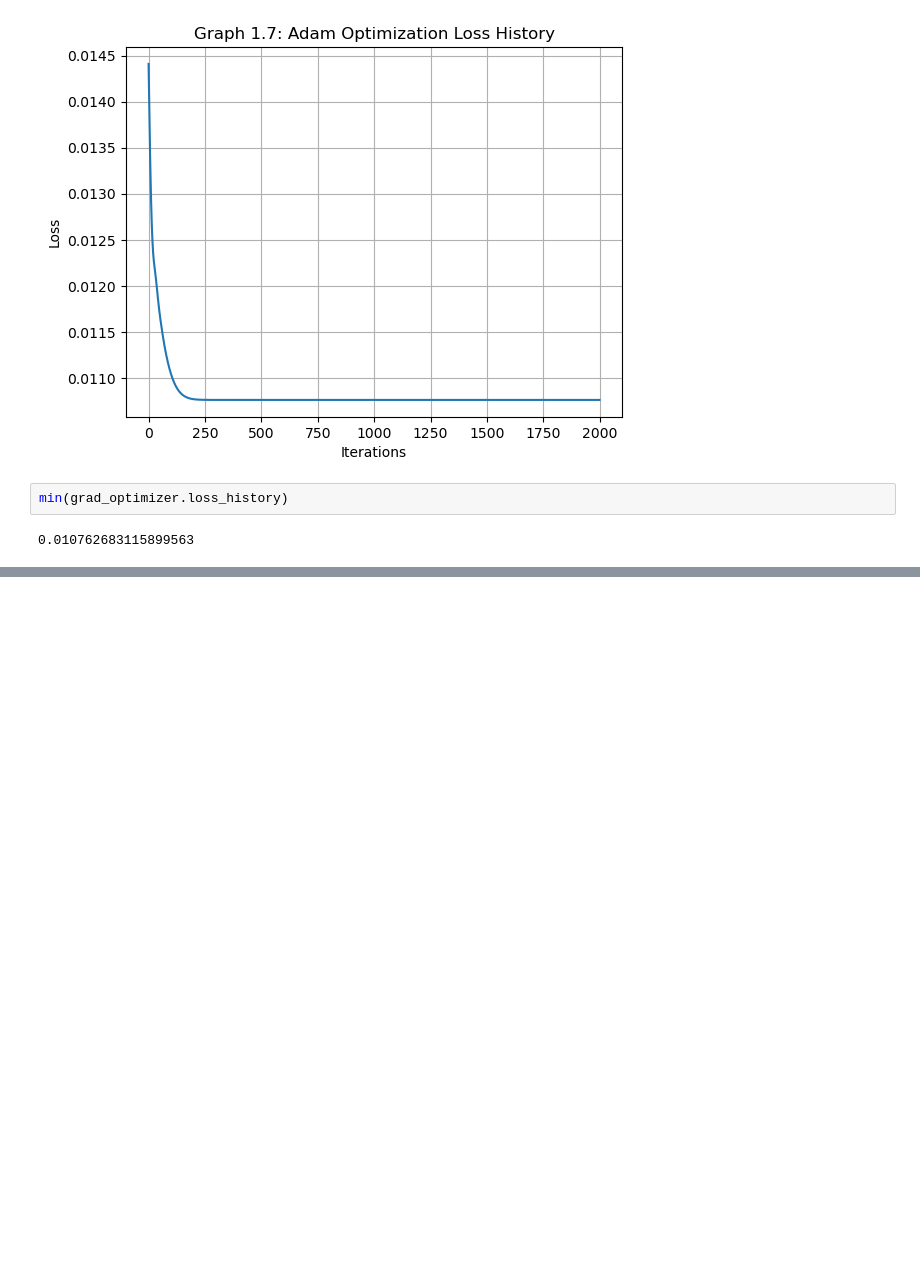
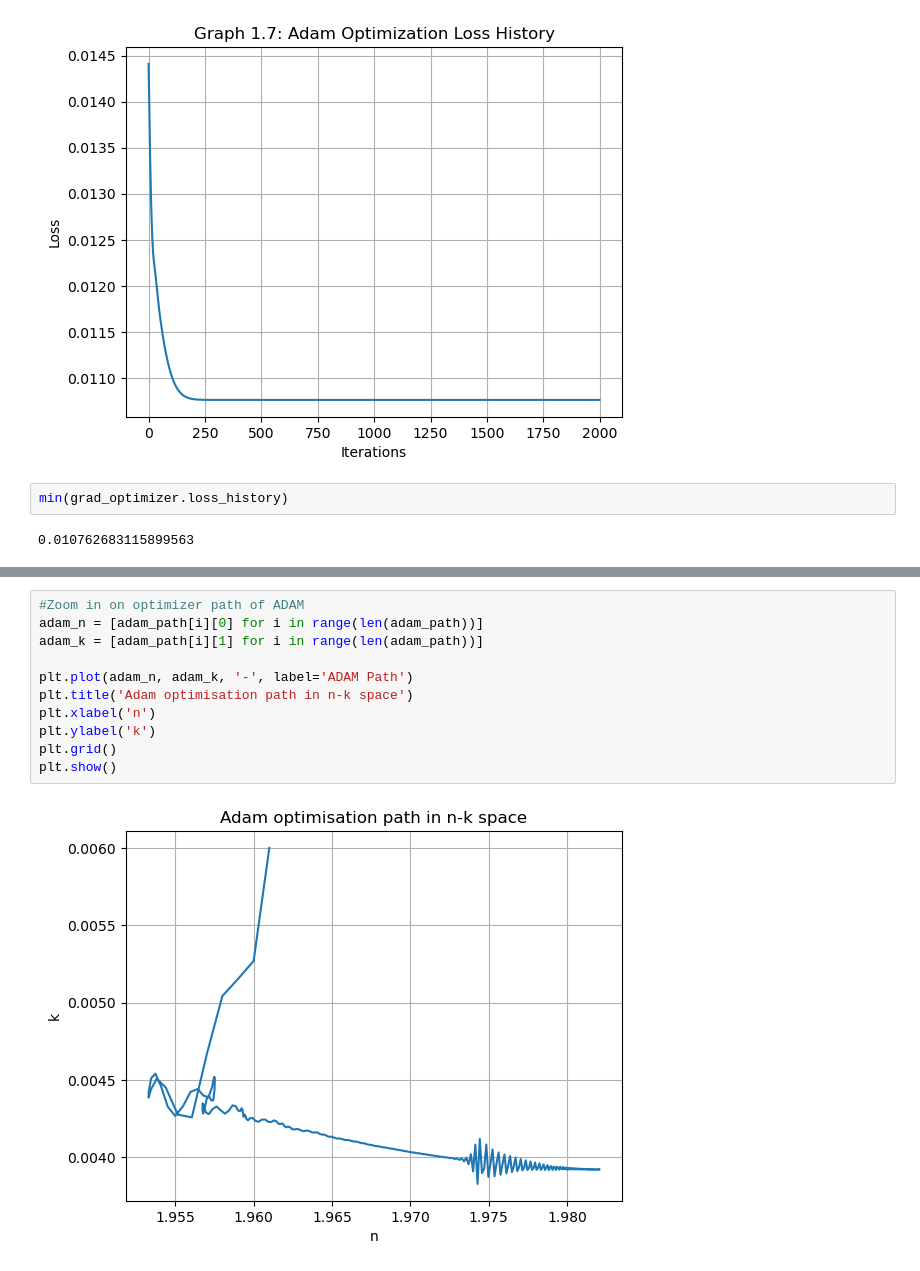
Before and after one commit to Loriginale2000/TerahertzProject, a Jupyter notebook: TheoTHzTDS/THz-TDS/Transfer Matrix Method/Quartz_1mm_06_02_2026.ipynb, the cells around one changed output, grey strips where cells are left out. Drawn from its saved outputs; the diff is of its cells as text; blank space fills up the shorter version.

```diff
--- a/TheoTHzTDS/THz-TDS/Transfer Matrix Method/Quartz_1mm_06_02_2026.ipynb
+++ b/TheoTHzTDS/THz-TDS/Transfer Matrix Method/Quartz_1mm_06_02_2026.ipynb
@@ -441,0 +444,13 @@ Appears to be near global minimum
+# %%
+#Zoom in on optimizer path of ADAM
+adam_n = [adam_path[i][0] for i in range(len(adam_path))]
+adam_k = [adam_path[i][1] for i in range(len(adam_path))]
+
+plt.plot(adam_n, adam_k, '-', label='ADAM Path')
+plt.title('Adam optimisation path in n-k space')
+plt.xlabel('n')
+plt.ylabel('k')
+plt.grid()
+plt.show()
+# %% [output]
+[figure, added]
```
Also changed, not shown: parts of 2 cells of this notebook, 3 other files.
